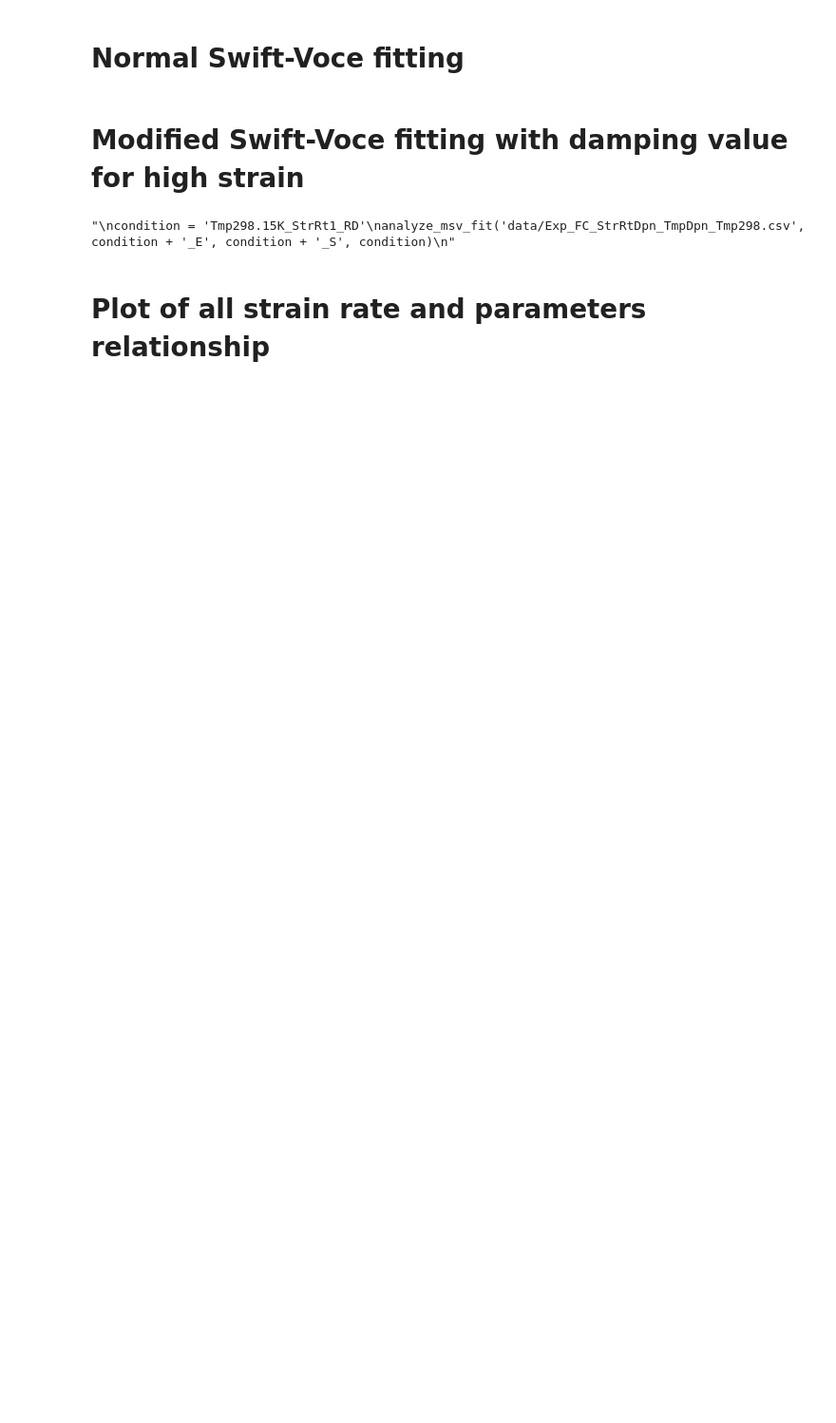
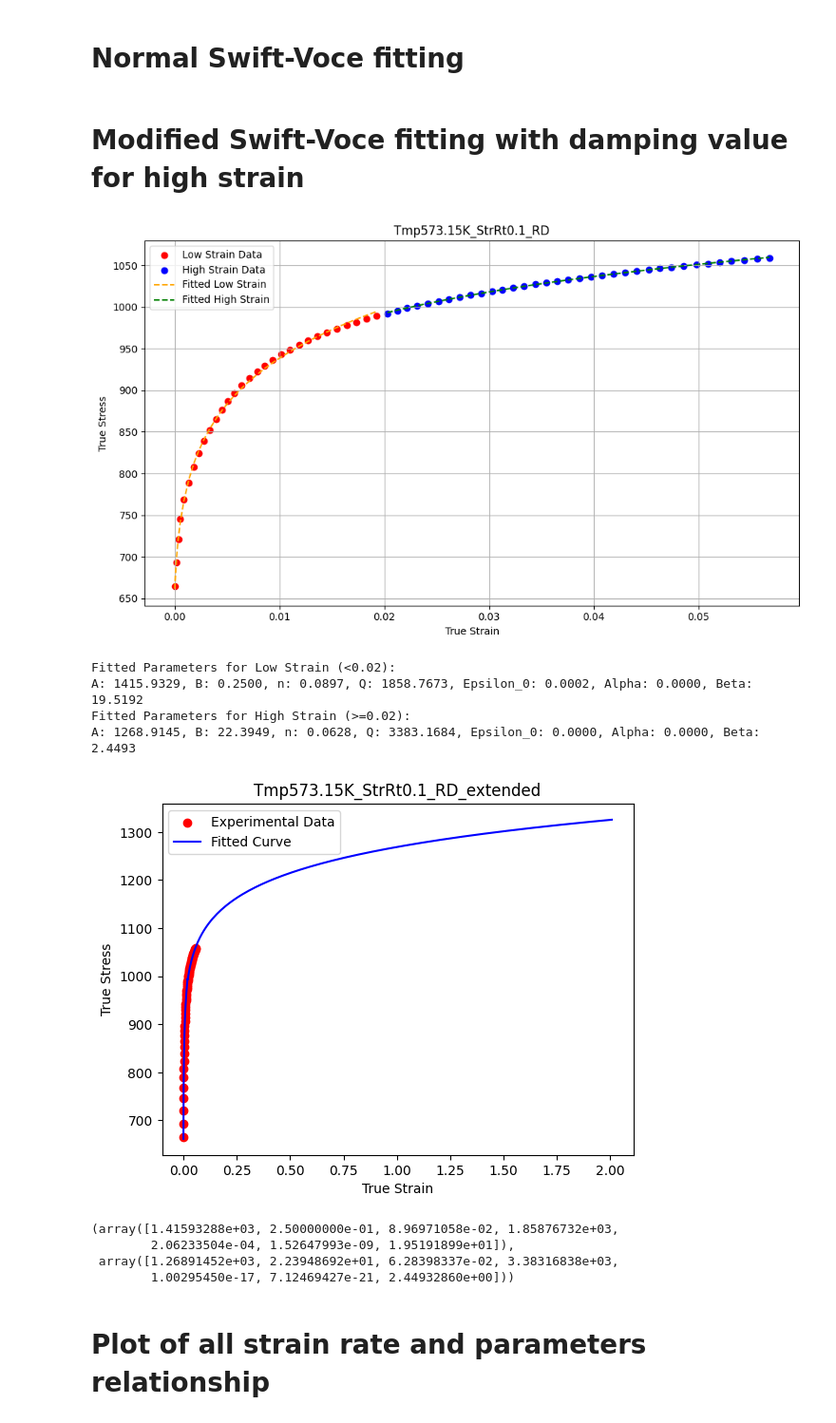
Before and after one commit to meiannnnn/coe-final-project, a Jupyter notebook: sv_fitting.ipynb, the cells around one changed output. Shown at 95% size. Drawn from its saved outputs; the diff is of its cells as text; code cells hidden in the pictures; blank space fills up the shorter version.

```diff
--- a/sv_fitting.ipynb
+++ b/sv_fitting.ipynb
@@ -101,13 +117,6 @@ def analyze_msv_fit(file_path, strain_column, stress_column, title, initial_gues
     data = pd.read_csv(file_path)
     strain = data[strain_column].dropna().values
     stress = data[stress_column].dropna().values
-
-    # Define the Modified Swift-Voce equation
-    def modified_swift_voce(strain, A, B, n, Q, epsilon0, alpha, beta):
-        swift_part = A * (strain + epsilon0) ** n  # Swift law
-        voce_part = Q * (1 - np.exp(-B * strain))  # Voce law
-        damping = (1 - np.exp(-alpha * strain)) / (1 + beta * strain)  # Damping term
-        return swift_part + voce_part * damping
 
     # Initial guesses for parameters [A, B, n, K, epsilon0, alpha, beta]
     if initial_guess is None:
@@ -148,39 +157,58 @@ def analyze_msv_fit(file_path, strain_column, stress_column, title, initial_gues
     plt.ylabel('True Stress')
     plt.title(title)
     plt.legend()
     plt.grid(True)
     plt.tight_layout()
     plt.show()
 
     # Print fitted parameters for both regions
     print(f'Fitted Parameters for Low Strain (<0.02):\n'
           f'A: {params_low[0]:.4f}, B: {params_low[1]:.4f}, n: {params_low[2]:.4f}, '
           f'Q: {params_low[3]:.4f}, Epsilon_0: {params_low[4]:.4f}, '
           f'Alpha: {params_low[5]:.4f}, Beta: {params_low[6]:.4f}')
 
     print(f'Fitted Parameters for High Strain (>=0.02):\n'
           f'A: {params_high[0]:.4f}, B: {params_high[1]:.4f}, n: {params_high[2]:.4f}, '
           f'Q: {params_high[3]:.4f}, Epsilon_0: {params_high[4]:.4f}, '
           f'Alpha: {params_high[5]:.4f}, Beta: {params_high[6]:.4f}')
 
     extended_strain = np.concatenate((strain, np.arange(strain[-1] + 0.01, 2.01, 0.01)))
-    extended_stress = modified_swift_voce(extended_strain, *params_high)
+    low_stress = modified_swift_voce(extended_strain[extended_strain < 0.02], *params_low)
+    high_stress = modified_swift_voce(extended_strain[extended_strain >= 0.02], *params_high)
+    extended_stress = np.concatenate((low_stress, high_stress))
     plt.scatter(strain, stress, label='Experimental Data', color='red')
     plt.plot(extended_strain, extended_stress, label='Fitted Curve', color='blue')
     plt.xlabel('True Strain')
     plt.ylabel('True Stress')
     plt.title(f"{title}_extended")
     plt.legend()
     plt.show()
 
+    # Create a DataFrame to save the results
+    df = pd.DataFrame({
+        'Strain': extended_strain,
+        'Stress': extended_stress
+    })
+
+    # Save the DataFrame to a CSV file
+    output_file_path = f"extended_curve/{title}"  # Adjust the filename as needed
+    df.to_csv(output_file_path, index=False)
     return params_low, params_high
 
-'''
-condition = 'Tmp298.15K_StrRt1_RD'
-analyze_msv_fit('data/Exp_FC_StrRtDpn_TmpDpn_Tmp298.csv', condition + '_E', condition + '_S', condition)
-'''
+#condition = 'Tmp298.15K_StrRt1_RD'
+condition = 'Tmp473.15K_StrRt0.1_RD'
+analyze_msv_fit('data/Exp_FC_StrRtDpn_TmpDpn_Tmp473.csv', condition + '_E', condition + '_S', condition)
 # %% [output]
+[figure, added]
-"\ncondition = 'Tmp298.15K_StrRt1_RD'\nanalyze_msv_fit('data/Exp_FC_StrRtDpn_TmpDpn_Tmp298.csv', condition + '_E', condition + '_S', condition)\n"
+Fitted Parameters for Low Strain (<0.02):
+A: 1415.9329, B: 0.2500, n: 0.0897, Q: 1858.7673, Epsilon_0: 0.0002, Alpha: 0.0000, Beta: 19.5192
+Fitted Parameters for High Strain (>=0.02):
+A: 1268.9145, B: 22.3949, n: 0.0628, Q: 3383.1684, Epsilon_0: 0.0000, Alpha: 0.0000, Beta: 2.4493
+[figure, added]
+(array([1.41593288e+03, 2.50000000e-01, 8.96971058e-02, 1.85876732e+03,
+        2.06233504e-04, 1.52647993e-09, 1.95191899e+01]),
+ array([1.26891452e+03, 2.23948692e+01, 6.28398337e-02, 3.38316838e+03,
+        1.00295450e-17, 7.12469427e-21, 2.44932860e+00]))
 # %% [markdown]
 # Plot of all strain rate and parameters relationship
 # %%
```
Also changed, not shown: parts of 3 cells of this notebook.
